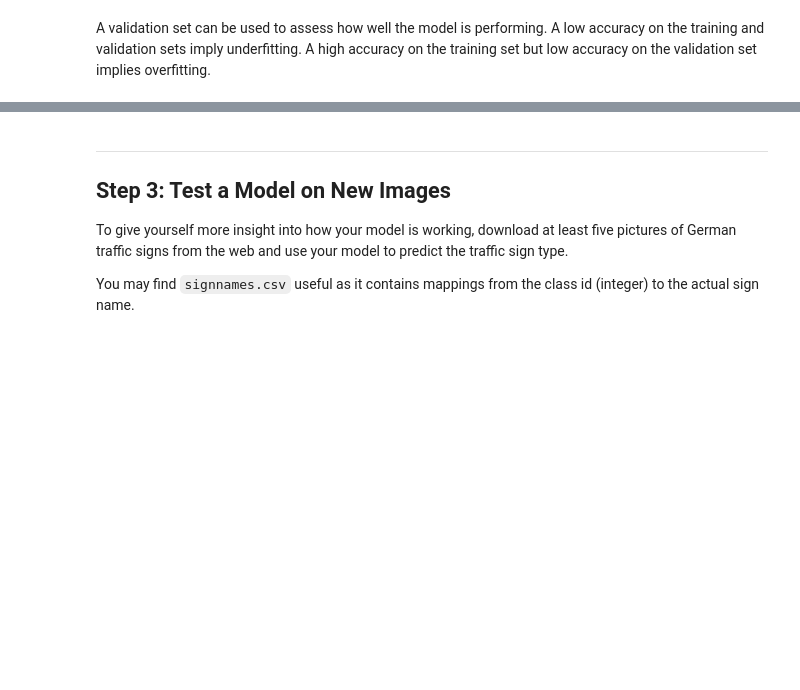
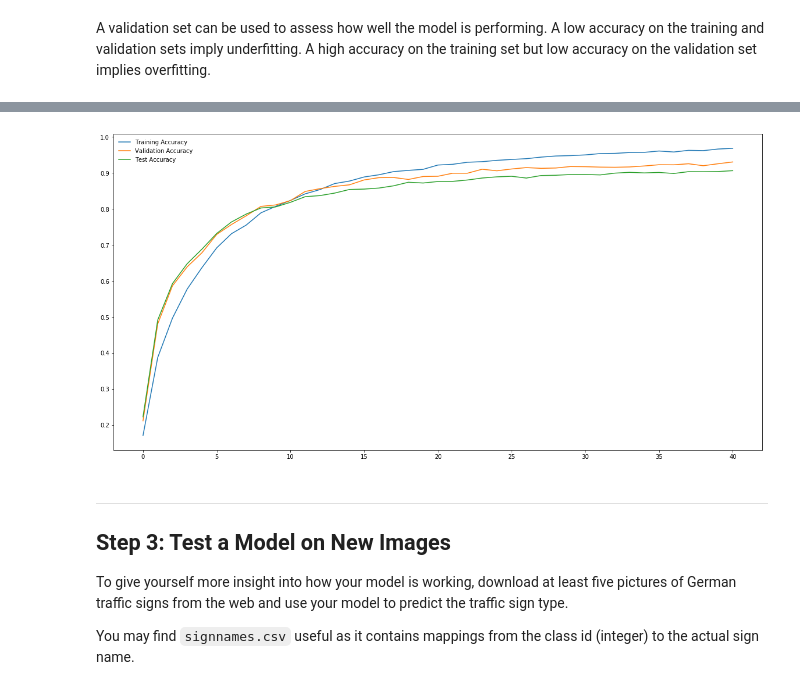
Before and after one commit to YggdrasillTech/SDCND_Project2, a Jupyter notebook: P2.ipynb, the cells around one changed output, grey strips where cells are left out. Drawn from its saved outputs; the diff is of its cells as text; code cells hidden in the pictures; blank space fills up the shorter version.

```diff
--- a/P2.ipynb
+++ b/P2.ipynb
@@ -649,3 +673,12 @@ Test Accuracy       = 0.807
+# %%
+plt.figure(figsize = (20, 10))
+plt.plot(range(len(acc_train)), acc_train, label = "Training Accuracy")
+plt.plot(range(len(acc_valid)), acc_valid, label = "Validation Accuracy")
+plt.plot(range(len(acc_test )), acc_test , label = "Test Accuracy")
+plt.legend(loc='upper left', frameon=False)
+plt.show()
+# %% [output]
+[figure, added]
 # %% [markdown]
 ---
 
```
Also changed, not shown: parts of 23 cells of this notebook, 13 other files.
